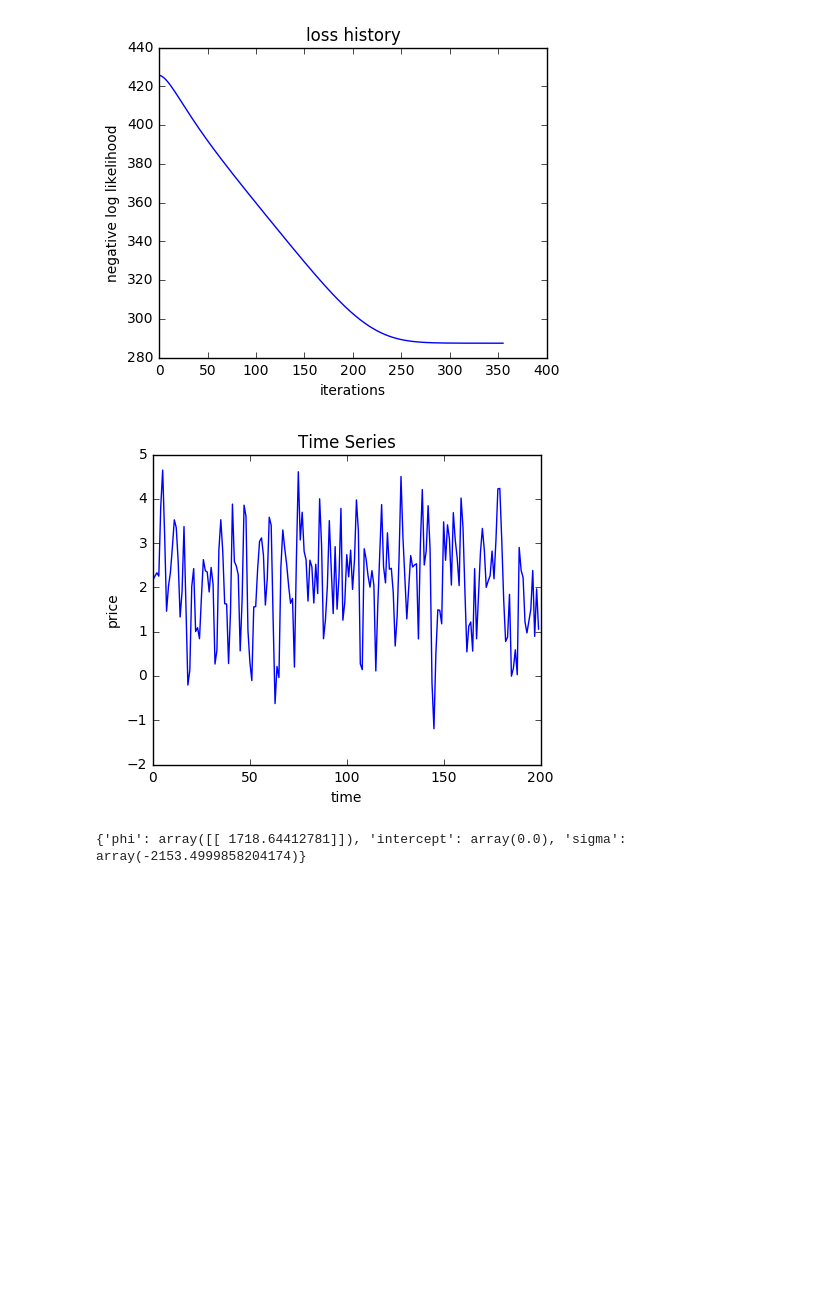
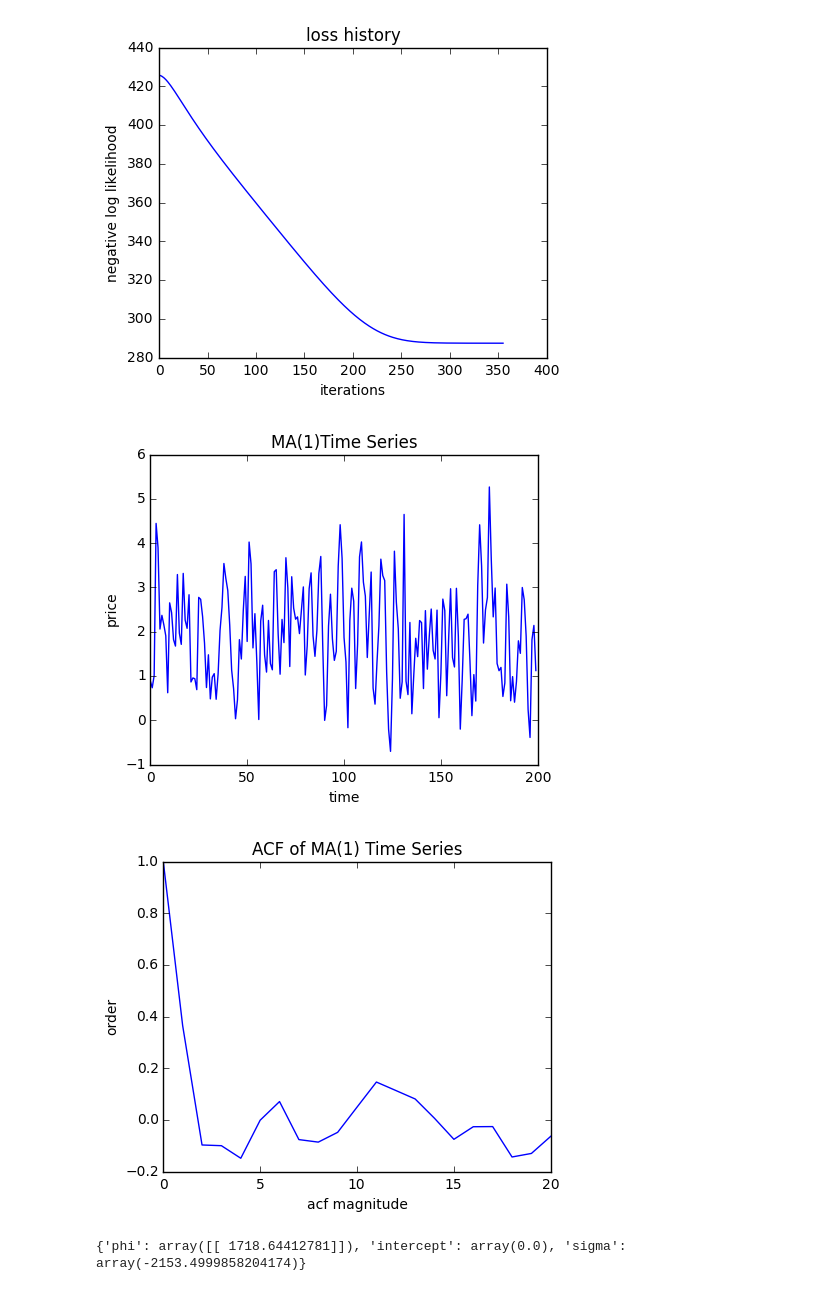
Before and after one commit to APC524/tsap, a Jupyter notebook: demo/demo_simulated_cong.ipynb, the cells around one changed output. Cells and saved outputs as stored; diff of their text form; code cells hidden in the pictures; blank space fills up the shorter version.

```diff
--- a/demo/demo_simulated_cong.ipynb
+++ b/demo/demo_simulated_cong.ipynb
@@ -148,16 +160,23 @@ plt.show()
 # %%
 # generate a fake time series and plot it
 from src.ts_gen import ma1_gen
 Y = ma1_gen(0.5, constant = 2.0, time = 200, num = 1, burnin = 2000)
 plt.plot(Y.T)
 plt.xlabel('time')
 plt.ylabel('price')
-plt.title('Time Series')
+plt.title('MA(1)Time Series')
 plt.show()
 
 # add acf
+acf_array = inference.acf(Y, nlags = 20)
+plt.plot(acf_array)
+plt.xlabel('acf magnitude')
+plt.ylabel('order')
+plt.title('ACF of MA(1) Time Series')
+plt.show()
 # %% [output]
-[figure, old version]
+[figure, new version]
+[figure, added]
 # %%
 # initialize the model
 lag = 1
```
Also changed, not shown: parts of 6 cells of this notebook.
